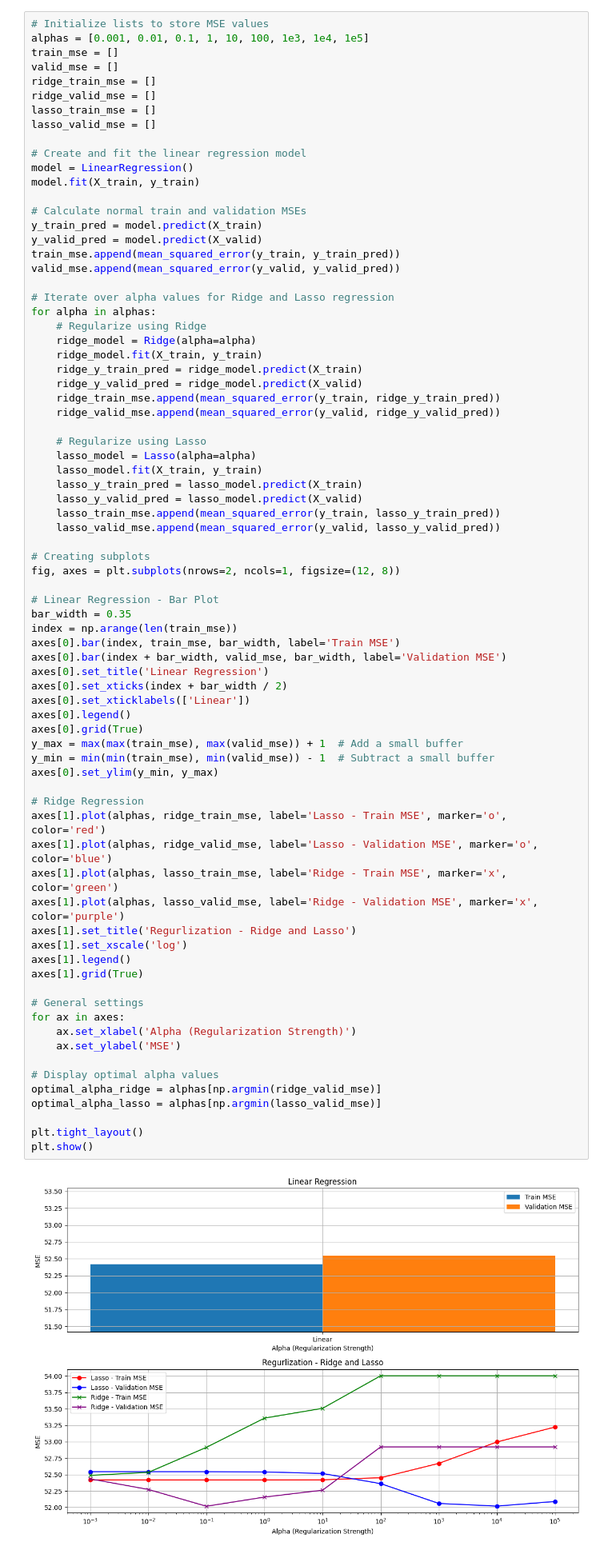
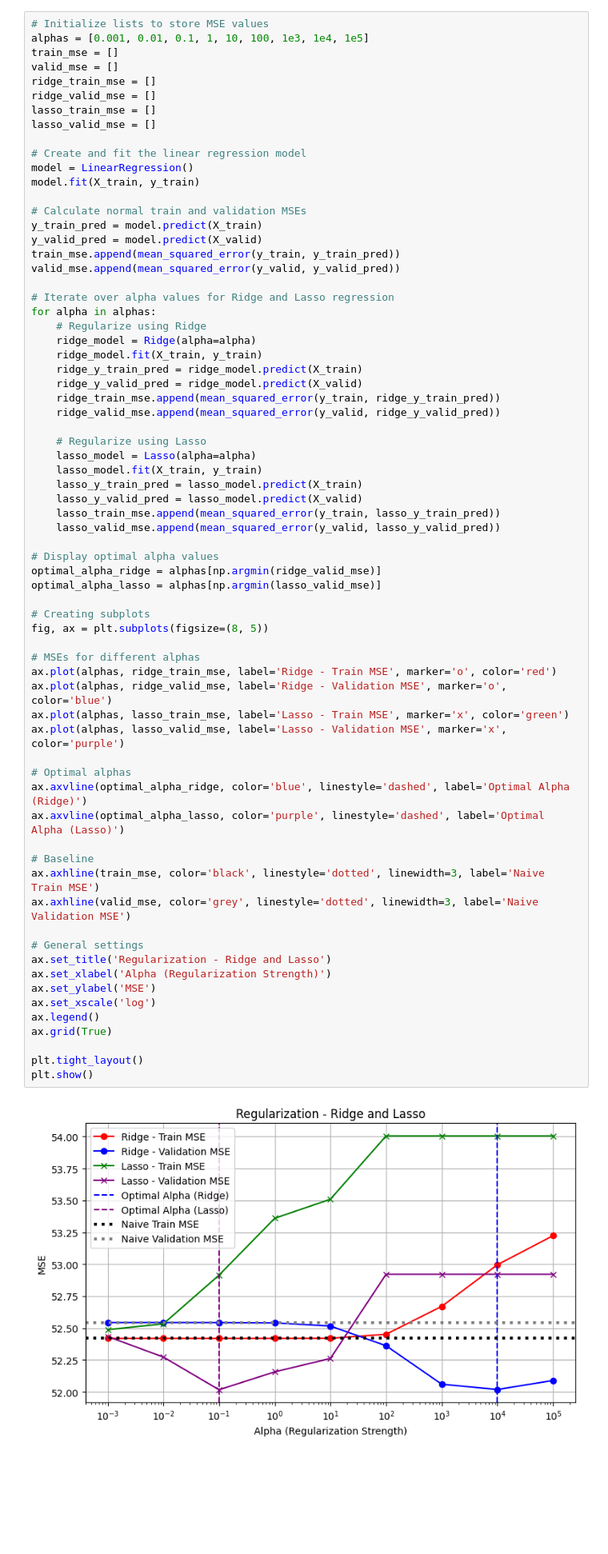
Before and after one commit to MattHAndrews/cs109a_final_project, a Jupyter notebook: Project.ipynb, the cells around one changed output. Shown at 80% size. Saved outputs shown, nothing was run; the diff lists cells and outputs as text; blank space fills up the shorter version.

```diff
--- a/Project.ipynb
+++ b/Project.ipynb
@@ -682,63 +690,56 @@ model.fit(X_train, y_train)
 y_train_pred = model.predict(X_train)
 y_valid_pred = model.predict(X_valid)
 train_mse.append(mean_squared_error(y_train, y_train_pred))
 valid_mse.append(mean_squared_error(y_valid, y_valid_pred))
 
 # Iterate over alpha values for Ridge and Lasso regression
 for alpha in alphas:
     # Regularize using Ridge
     ridge_model = Ridge(alpha=alpha)
     ridge_model.fit(X_train, y_train)
     ridge_y_train_pred = ridge_model.predict(X_train)
     ridge_y_valid_pred = ridge_model.predict(X_valid)
     ridge_train_mse.append(mean_squared_error(y_train, ridge_y_train_pred))
     ridge_valid_mse.append(mean_squared_error(y_valid, ridge_y_valid_pred))
 
     # Regularize using Lasso
     lasso_model = Lasso(alpha=alpha)
     lasso_model.fit(X_train, y_train)
     lasso_y_train_pred = lasso_model.predict(X_train)
     lasso_y_valid_pred = lasso_model.predict(X_valid)
     lasso_train_mse.append(mean_squared_error(y_train, lasso_y_train_pred))
     lasso_valid_mse.append(mean_squared_error(y_valid, lasso_y_valid_pred))
 
-# Creating subplots
-fig, axes = plt.subplots(nrows=2, ncols=1, figsize=(12, 8))
-
-# Linear Regression - Bar Plot
-bar_width = 0.35
-index = np.arange(len(train_mse))
-axes[0].bar(index, train_mse, bar_width, label='Train MSE')
-axes[0].bar(index + bar_width, valid_mse, bar_width, label='Validation MSE')
-axes[0].set_title('Linear Regression')
-axes[0].set_xticks(index + bar_width / 2)
-axes[0].set_xticklabels(['Linear'])
-axes[0].legend()
-axes[0].grid(True)
-y_max = max(max(train_mse), max(valid_mse)) + 1  # Add a small buffer
-y_min = min(min(train_mse), min(valid_mse)) - 1  # Subtract a small buffer
-axes[0].set_ylim(y_min, y_max)
-
-# Ridge Regression
-axes[1].plot(alphas, ridge_train_mse, label='Lasso - Train MSE', marker='o', color='red')
-axes[1].plot(alphas, ridge_valid_mse, label='Lasso - Validation MSE', marker='o', color='blue')
-axes[1].plot(alphas, lasso_train_mse, label='Ridge - Train MSE', marker='x', color='green')
-axes[1].plot(alphas, lasso_valid_mse, label='Ridge - Validation MSE', marker='x', color='purple')
-axes[1].set_title('Regurlization - Ridge and Lasso')
-axes[1].set_xscale('log')
-axes[1].legend()
-axes[1].grid(True)
-
-# General settings
-for ax in axes:
-    ax.set_xlabel('Alpha (Regularization Strength)')
-    ax.set_ylabel('MSE')
-
 # Display optimal alpha values
 optimal_alpha_ridge = alphas[np.argmin(ridge_valid_mse)]
 optimal_alpha_lasso = alphas[np.argmin(lasso_valid_mse)]
 
+# Creating subplots
+fig, ax = plt.subplots(figsize=(8, 5))
+
+# MSEs for different alphas
+ax.plot(alphas, ridge_train_mse, label='Ridge - Train MSE', marker='o', color='red')
+ax.plot(alphas, ridge_valid_mse, label='Ridge - Validation MSE', marker='o', color='blue')
+ax.plot(alphas, lasso_train_mse, label='Lasso - Train MSE', marker='x', color='green')
+ax.plot(alphas, lasso_valid_mse, label='Lasso - Validation MSE', marker='x', color='purple')
+
+# Optimal alphas
+ax.axvline(optimal_alpha_ridge, color='blue', linestyle='dashed', label='Optimal Alpha (Ridge)')
+ax.axvline(optimal_alpha_lasso, color='purple', linestyle='dashed', label='Optimal Alpha (Lasso)')
+
+# Baseline
+ax.axhline(train_mse, color='black', linestyle='dotted', linewidth=3, label='Naive Train MSE')
+ax.axhline(valid_mse, color='grey', linestyle='dotted', linewidth=3, label='Naive Validation MSE')
+
+# General settings
+ax.set_title('Regularization - Ridge and Lasso')
+ax.set_xlabel('Alpha (Regularization Strength)')
+ax.set_ylabel('MSE')
+ax.set_xscale('log')
+ax.legend()
+ax.grid(True)
+
 plt.tight_layout()
 plt.show()
 # %% [output]
-[figure, old version]
+[figure, new version]
```
Also changed, not shown: parts of 33 cells of this notebook, 1 other file.
